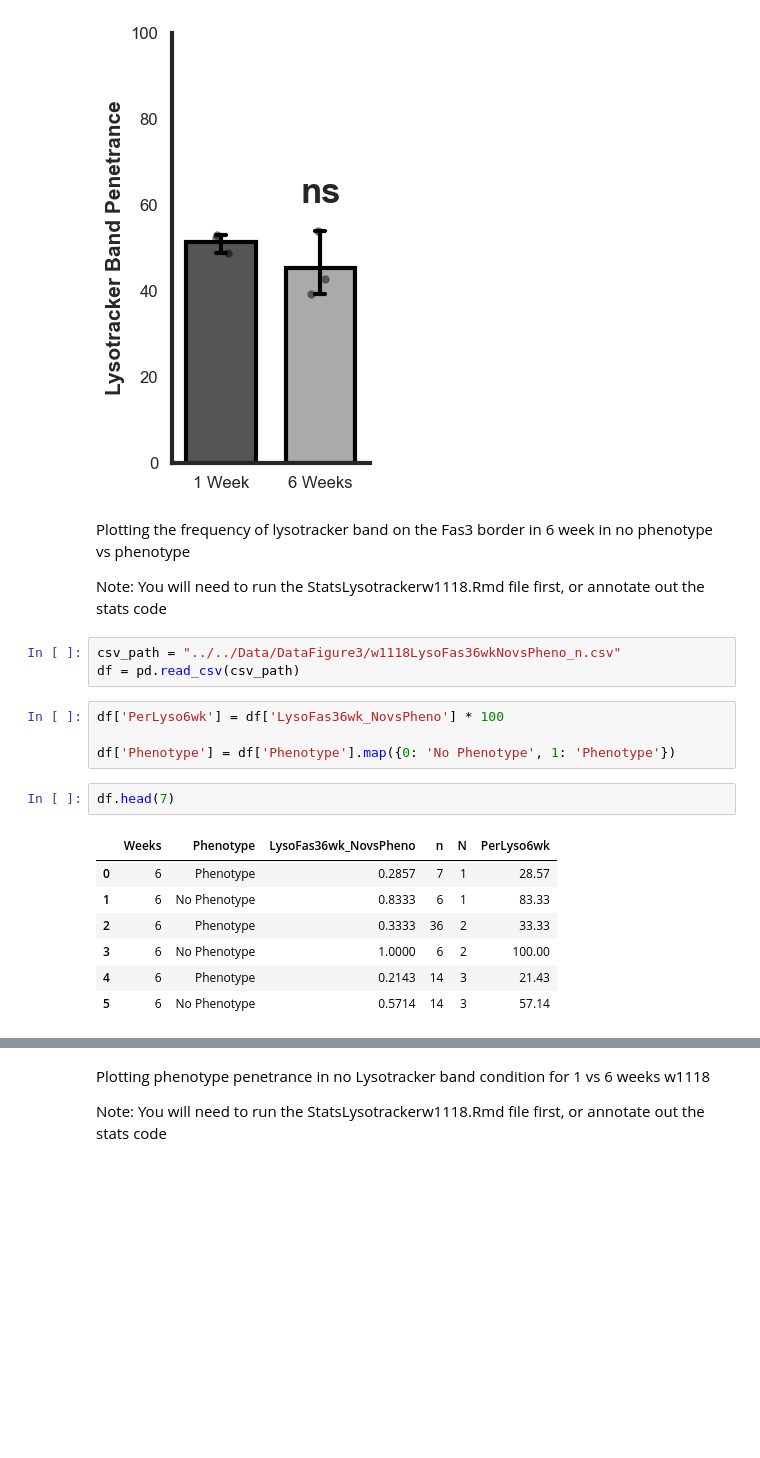
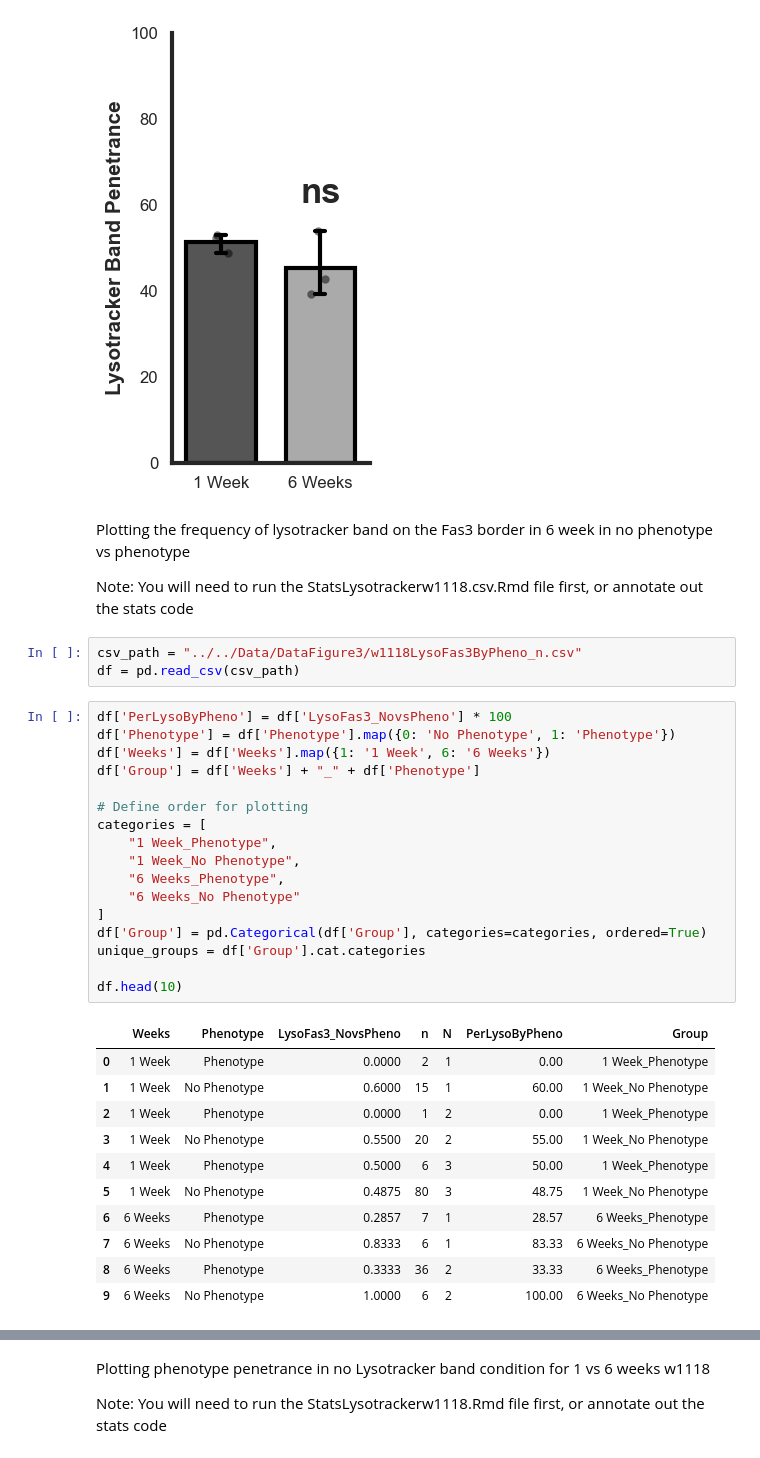
Before and after one commit to NystulLab/WolfgramAgingOvary, a Jupyter notebook: Code/CodeFigure3/Lysotrackerw1118.ipynb, the cells around one changed output, grey strips where cells are left out. Cells and saved outputs as stored; diff of their text form; blank space fills up the shorter version.

Commit message:
lysotracker 1week

```diff
--- a/Code/CodeFigure3/Lysotrackerw1118.ipynb
+++ b/Code/CodeFigure3/Lysotrackerw1118.ipynb
@@ -120,22 +120,37 @@ plt.show()
 # %% [markdown]
 Plotting the frequency of lysotracker band on the Fas3 border in 6 week in no phenotype vs phenotype
 
-Note: You will need to run the StatsLysotrackerw1118.Rmd file first, or annotate out the stats code
+Note: You will need to run the StatsLysotrackerw1118.csv.Rmd file first, or annotate out the stats code
 # %%
-csv_path = "../../Data/DataFigure3/w1118LysoFas36wkNovsPheno_n.csv"
+csv_path = "../../Data/DataFigure3/w1118LysoFas3ByPheno_n.csv"
 df = pd.read_csv(csv_path)
-# %%
-df['PerLyso6wk'] = df['LysoFas36wk_NovsPheno'] * 100
-
-df['Phenotype'] = df['Phenotype'].map({0: 'No Phenotype', 1: 'Phenotype'})
-# %%
-df.head(7)
-# %% [output]
-|  | Weeks | Phenotype | LysoFas36wk_NovsPheno | n | N | PerLyso6wk |
-| 0 | 6 | Phenotype | 0.2857 | 7 | 1 | 28.57 |
-| 1 | 6 | No Phenotype | 0.8333 | 6 | 1 | 83.33 |
-| 2 | 6 | Phenotype | 0.3333 | 36 | 2 | 33.33 |
-| 3 | 6 | No Phenotype | 1.0000 | 6 | 2 | 100.00 |
-| 4 | 6 | Phenotype | 0.2143 | 14 | 3 | 21.43 |
-| 5 | 6 | No Phenotype | 0.5714 | 14 | 3 | 57.14 |
+# %%
+df['PerLysoByPheno'] = df['LysoFas3_NovsPheno'] * 100
+df['Phenotype'] = df['Phenotype'].map({0: 'No Phenotype', 1: 'Phenotype'})
+df['Weeks'] = df['Weeks'].map({1: '1 Week', 6: '6 Weeks'})
+df['Group'] = df['Weeks'] + "_" + df['Phenotype']
+
+# Define order for plotting
+categories = [
+    "1 Week_Phenotype",
+    "1 Week_No Phenotype",
+    "6 Weeks_Phenotype",
+    "6 Weeks_No Phenotype"
+]
+df['Group'] = pd.Categorical(df['Group'], categories=categories, ordered=True)
+unique_groups = df['Group'].cat.categories
+
+df.head(10)
+# %% [output]
+|  | Weeks | Phenotype | LysoFas3_NovsPheno | n | N | PerLysoByPheno | Group |
+| 0 | 1 Week | Phenotype | 0.0000 | 2 | 1 | 0.00 | 1 Week_Phenotype |
+| 1 | 1 Week | No Phenotype | 0.6000 | 15 | 1 | 60.00 | 1 Week_No Phenotype |
+| 2 | 1 Week | Phenotype | 0.0000 | 1 | 2 | 0.00 | 1 Week_Phenotype |
+| 3 | 1 Week | No Phenotype | 0.5500 | 20 | 2 | 55.00 | 1 Week_No Phenotype |
+| 4 | 1 Week | Phenotype | 0.5000 | 6 | 3 | 50.00 | 1 Week_Phenotype |
+| 5 | 1 Week | No Phenotype | 0.4875 | 80 | 3 | 48.75 | 1 Week_No Phenotype |
+| 6 | 6 Weeks | Phenotype | 0.2857 | 7 | 1 | 28.57 | 6 Weeks_Phenotype |
+| 7 | 6 Weeks | No Phenotype | 0.8333 | 6 | 1 | 83.33 | 6 Weeks_No Phenotype |
+| 8 | 6 Weeks | Phenotype | 0.3333 | 36 | 2 | 33.33 | 6 Weeks_Phenotype |
+| 9 | 6 Weeks | No Phenotype | 1.0000 | 6 | 2 | 100.00 | 6 Weeks_No Phenotype |
 # %%
```
Also changed, not shown: parts of 1 cell of this notebook, 7 other files.
